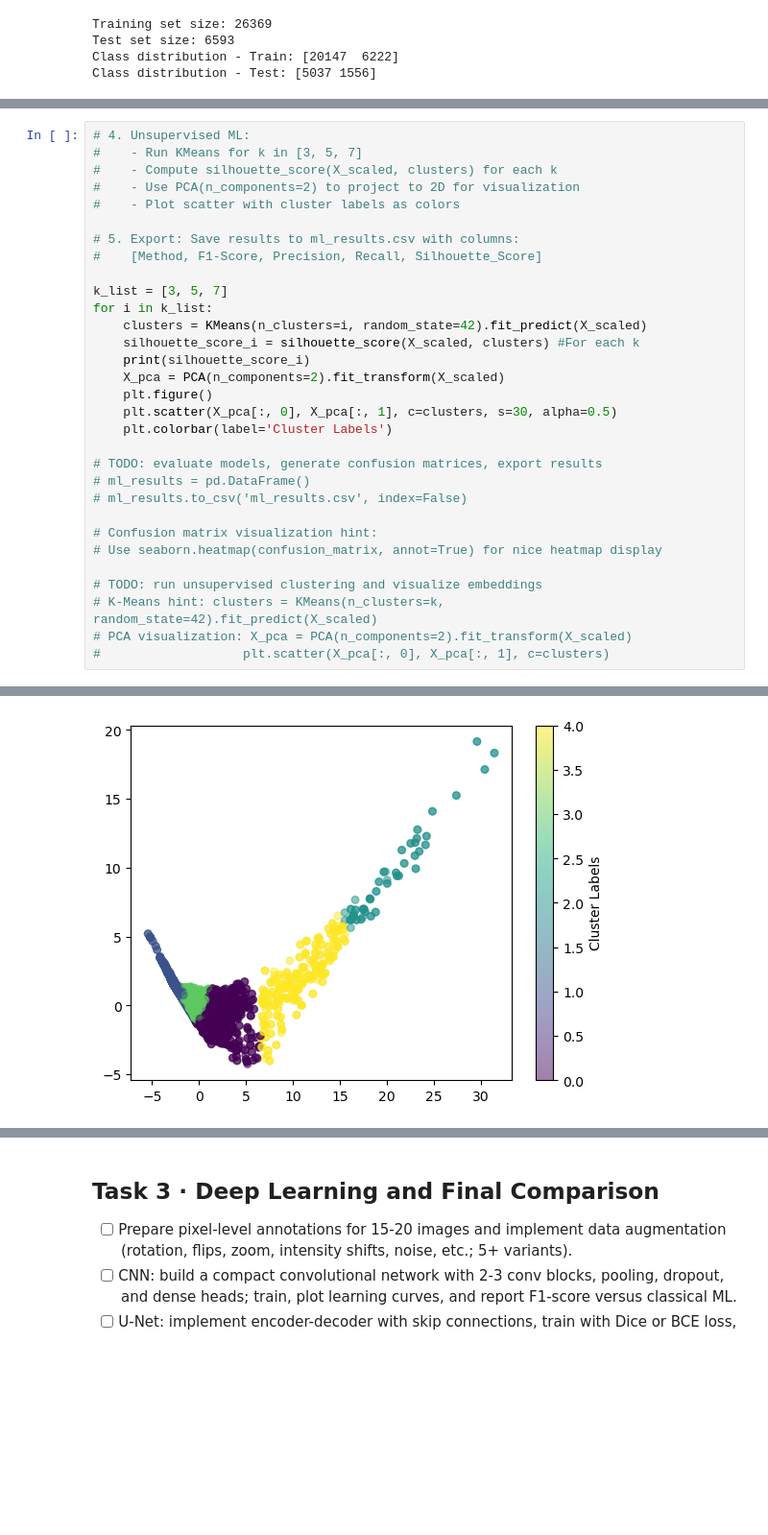
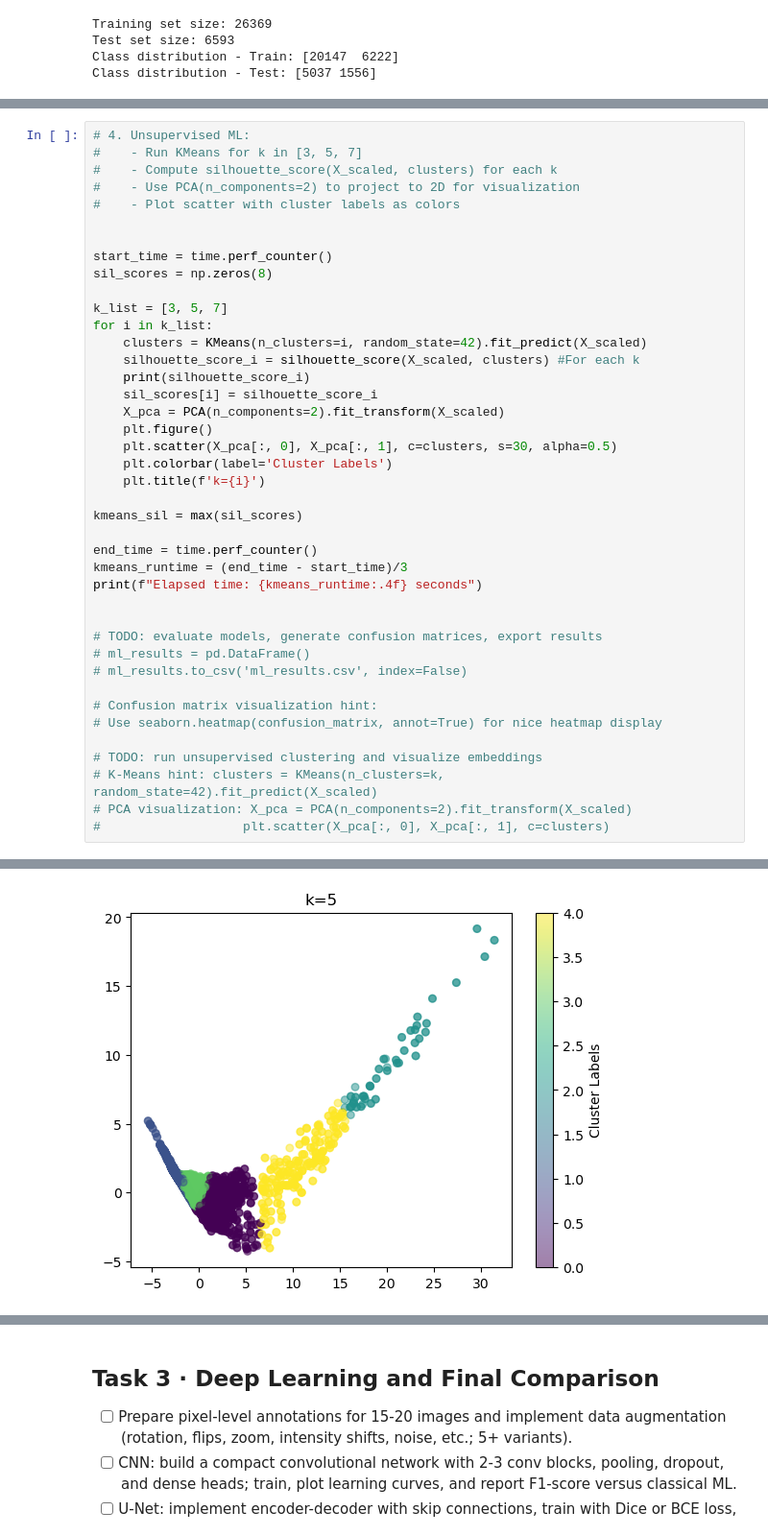
Before and after one commit to kgeisenman/MATSCI465_KatieEisenman, a Jupyter notebook: Week3+4/assignment_04_combined (1).ipynb, the cells around one changed output, grey strips where cells are left out. Shown at 96% size. Saved outputs shown, nothing was run; the diff lists cells and outputs as text; blank space fills up the shorter version.

```diff
--- a/Week3+4/assignment_04_combined (1).ipynb
+++ b/Week3+4/assignment_04_combined (1).ipynb
@@ -443,18 +498,28 @@ RF Confusion Matrix: [[5037    0]
 #    - Use PCA(n_components=2) to project to 2D for visualization
 #    - Plot scatter with cluster labels as colors
 
-# 5. Export: Save results to ml_results.csv with columns:
-#    [Method, F1-Score, Precision, Recall, Silhouette_Score]
+
+start_time = time.perf_counter()
+sil_scores = np.zeros(8)
 
 k_list = [3, 5, 7]
 for i in k_list:
     clusters = KMeans(n_clusters=i, random_state=42).fit_predict(X_scaled)
     silhouette_score_i = silhouette_score(X_scaled, clusters) #For each k
     print(silhouette_score_i)
+    sil_scores[i] = silhouette_score_i
     X_pca = PCA(n_components=2).fit_transform(X_scaled)
     plt.figure()
     plt.scatter(X_pca[:, 0], X_pca[:, 1], c=clusters, s=30, alpha=0.5)
     plt.colorbar(label='Cluster Labels')
+    plt.title(f'k={i}')
+
+kmeans_sil = max(sil_scores)
+
+end_time = time.perf_counter()
+kmeans_runtime = (end_time - start_time)/3
+print(f"Elapsed time: {kmeans_runtime:.4f} seconds")
+
 
 # TODO: evaluate models, generate confusion matrices, export results
 # ml_results = pd.DataFrame()
@@ -475 +541 @@ for i in k_list:
-[figure, old version]
+[figure, new version]
```
Also changed, not shown: parts of 13 cells of this notebook.
